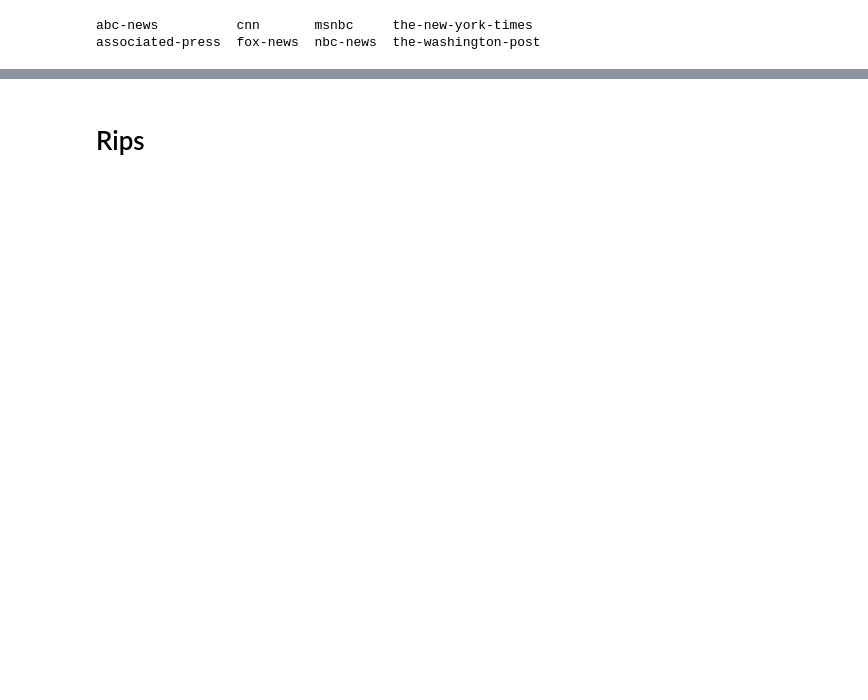
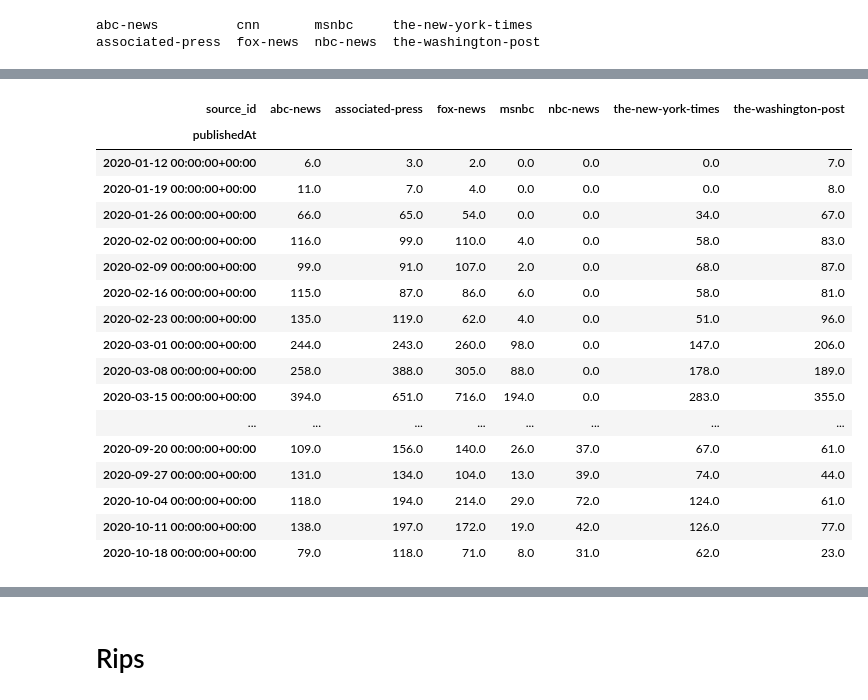
Before and after one commit to wckoeppen/headliner, a Jupyter notebook: notebooks/word_ngram_v3.ipynb, the cells around one changed output, grey strips where cells are left out. Drawn from its saved outputs; the diff is of its cells as text; code cells hidden in the pictures; blank space fills up the shorter version.

```diff
--- a/notebooks/word_ngram_v3.ipynb
+++ b/notebooks/word_ngram_v3.ipynb
@@ -171,6 +171,27 @@ bokeh_bar(counts)
 # %% [output]
 [interactive output not drawn]
 [interactive output not drawn]
+# %%
+counts
+# %% [output]
+| source_id | abc-news | associated-press | fox-news | msnbc | nbc-news | the-new-york-times | the-washington-post |
+| publishedAt |  |  |  |  |  |  |  |
+| 2020-01-12 00:00:00+00:00 | 6.0 | 3.0 | 2.0 | 0.0 | 0.0 | 0.0 | 7.0 |
+| 2020-01-19 00:00:00+00:00 | 11.0 | 7.0 | 4.0 | 0.0 | 0.0 | 0.0 | 8.0 |
+| 2020-01-26 00:00:00+00:00 | 66.0 | 65.0 | 54.0 | 0.0 | 0.0 | 34.0 | 67.0 |
+| 2020-02-02 00:00:00+00:00 | 116.0 | 99.0 | 110.0 | 4.0 | 0.0 | 58.0 | 83.0 |
+| 2020-02-09 00:00:00+00:00 | 99.0 | 91.0 | 107.0 | 2.0 | 0.0 | 68.0 | 87.0 |
+| 2020-02-16 00:00:00+00:00 | 115.0 | 87.0 | 86.0 | 6.0 | 0.0 | 58.0 | 81.0 |
+| 2020-02-23 00:00:00+00:00 | 135.0 | 119.0 | 62.0 | 4.0 | 0.0 | 51.0 | 96.0 |
+| 2020-03-01 00:00:00+00:00 | 244.0 | 243.0 | 260.0 | 98.0 | 0.0 | 147.0 | 206.0 |
+| 2020-03-08 00:00:00+00:00 | 258.0 | 388.0 | 305.0 | 88.0 | 0.0 | 178.0 | 189.0 |
+| 2020-03-15 00:00:00+00:00 | 394.0 | 651.0 | 716.0 | 194.0 | 0.0 | 283.0 | 355.0 |
+| ... | ... | ... | ... | ... | ... | ... | ... |
+| 2020-09-20 00:00:00+00:00 | 109.0 | 156.0 | 140.0 | 26.0 | 37.0 | 67.0 | 61.0 |
+| 2020-09-27 00:00:00+00:00 | 131.0 | 134.0 | 104.0 | 13.0 | 39.0 | 74.0 | 44.0 |
+| 2020-10-04 00:00:00+00:00 | 118.0 | 194.0 | 214.0 | 29.0 | 72.0 | 124.0 | 61.0 |
+| 2020-10-11 00:00:00+00:00 | 138.0 | 197.0 | 172.0 | 19.0 | 42.0 | 126.0 | 77.0 |
+| 2020-10-18 00:00:00+00:00 | 79.0 | 118.0 | 71.0 | 8.0 | 31.0 | 62.0 | 23.0 |
 # %%
 subset = subset_by_text(data, includes=["BLM|Black Lives Matter"])
 counts = count_by_source(subset, freq="D")
```
Also changed, not shown: parts of 7 cells of this notebook, 6 other files.
